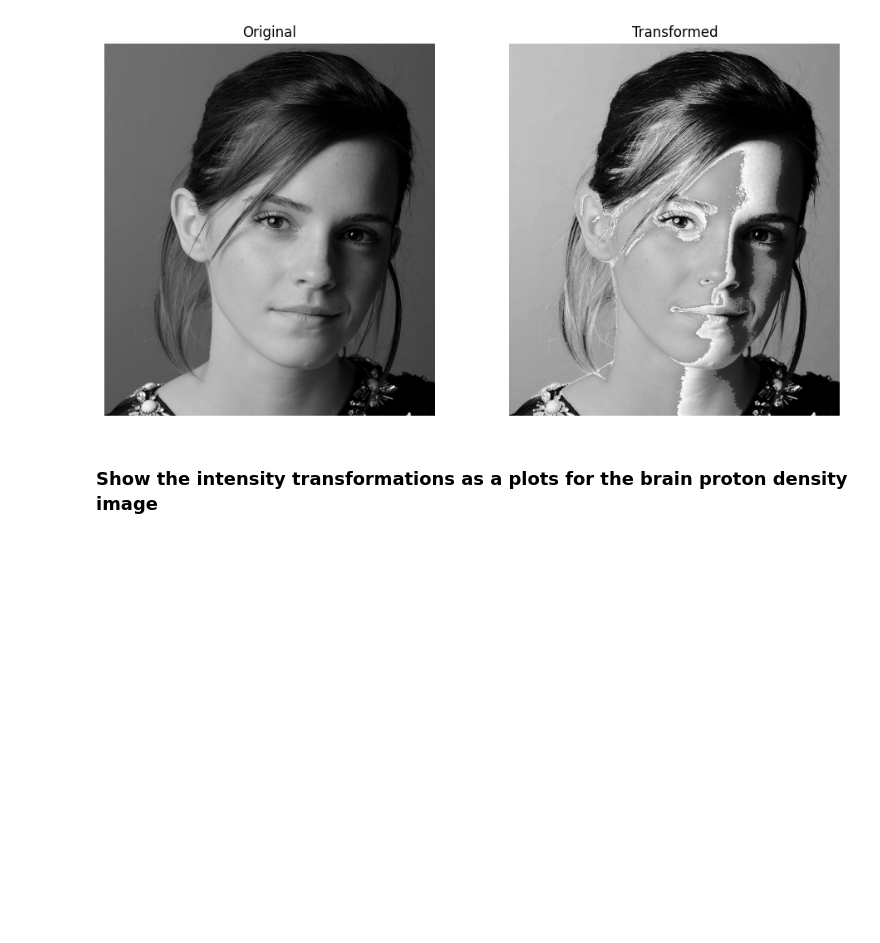
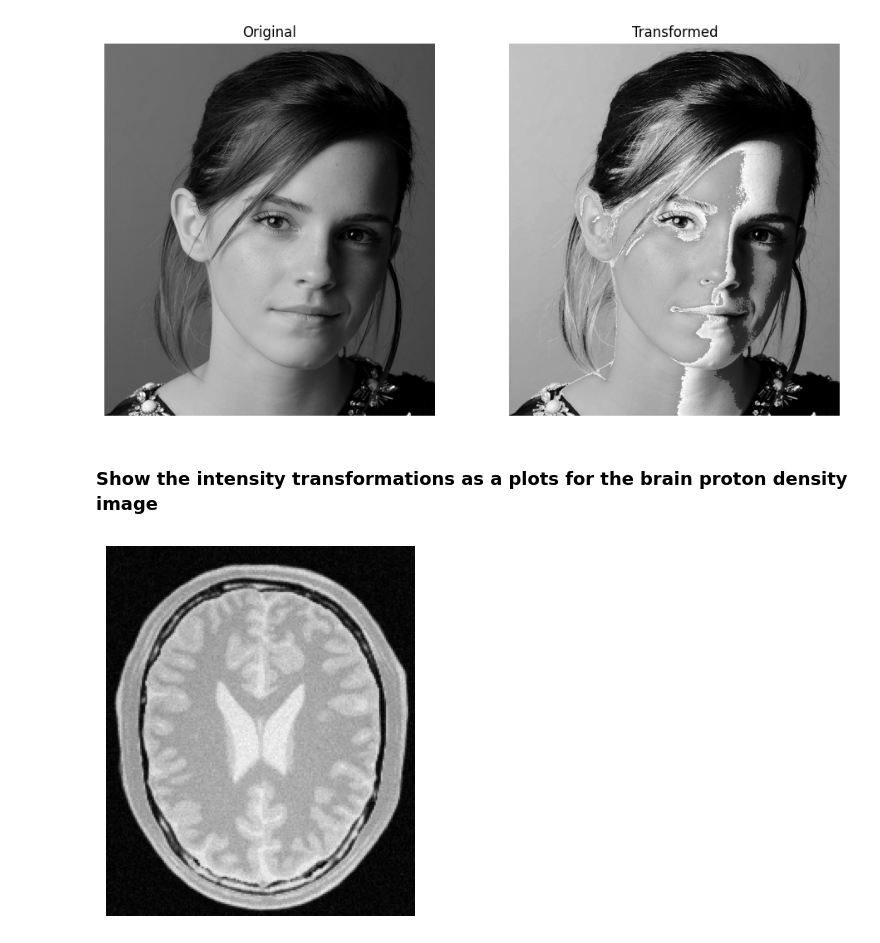
Before and after one commit to HimanSenaweera/EN3160---Image-Processing-and-Machine-Vision, a Jupyter notebook: Assignement1/assignment1.ipynb, the cells around one changed output. Drawn from its saved outputs; the diff is of its cells as text; code cells hidden in the pictures; blank space fills up the shorter version.

```diff
--- a/Assignement1/assignment1.ipynb
+++ b/Assignement1/assignment1.ipynb
@@ -55,3 +55,12 @@ plt.show()
 [figure]
 # %% [markdown]
 ### Show the intensity transformations as a plots for the brain proton density image
+# %%
+brain=cv2.imread('brain_proton_density_slice.png')
+brain_gray=cv2.cvtColor(brain,cv2.COLOR_BGR2GRAY)
+
+plt.imshow(brain_gray, cmap='gray', vmin=0, vmax=255)
+plt.axis('off')
+plt.show()
+# %% [output]
+[figure, added]
```
Also changed, not shown: parts of 12 cells of this notebook, 16 other files.
